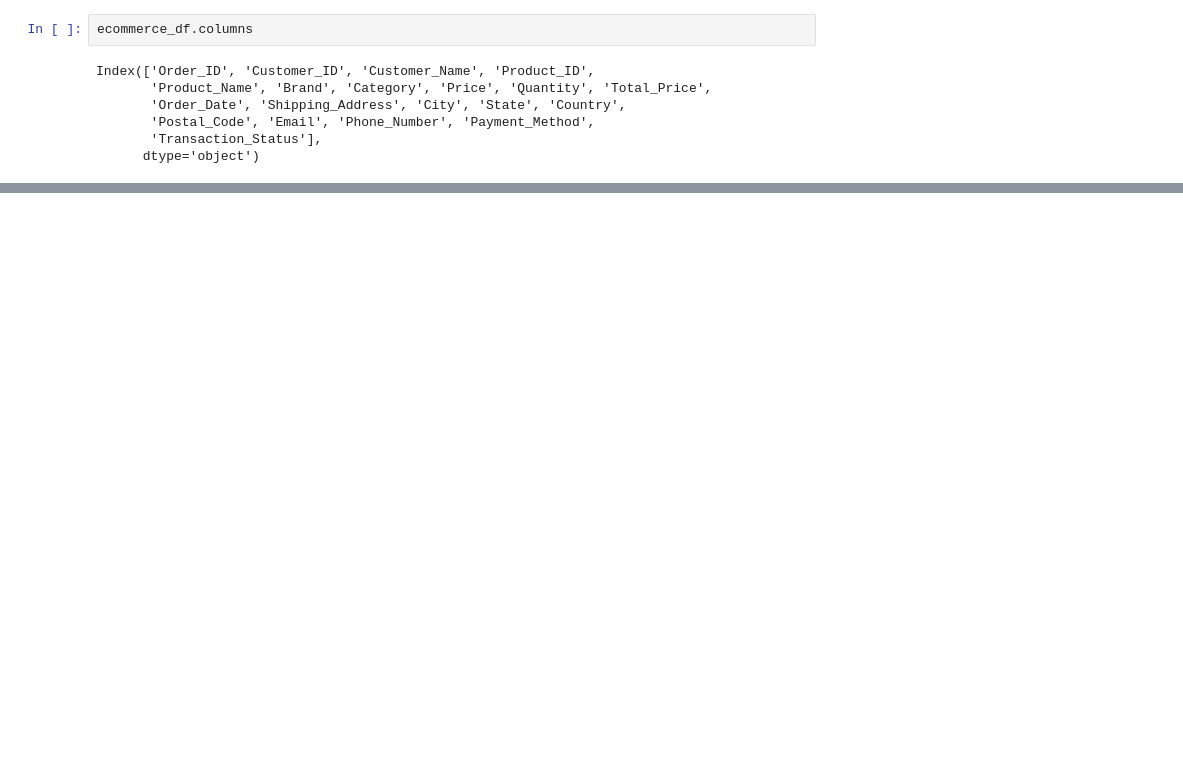
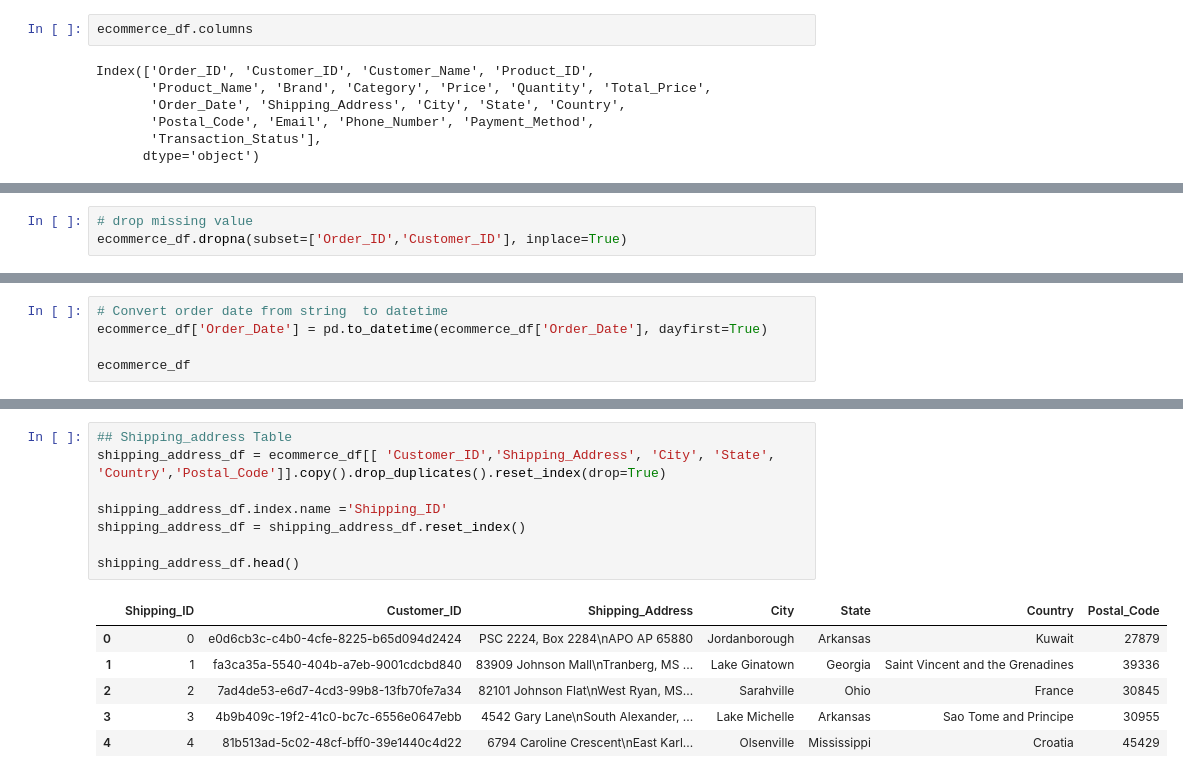
Before and after one commit to abbeylink/yanki_ecommerce_case_study, a Jupyter notebook: yanki_etl.ipynb, the cells around one changed output, grey strips where cells are left out. Cells and saved outputs as stored; diff of their text form; blank space fills up the shorter version.

```diff
--- a/yanki_etl.ipynb
+++ b/yanki_etl.ipynb
@@ -64,0 +50,3 @@ Index(['Order_ID', 'Customer_ID', 'Customer_Name', 'Product_ID',
+# %%
+# drop missing value
+ecommerce_df.dropna(subset=['Order_ID','Customer_ID'], inplace=True)
@@ -64,0 +55,5 @@ Index(['Order_ID', 'Customer_ID', 'Customer_Name', 'Product_ID',
+# %%
+# Convert order date from string  to datetime
+ecommerce_df['Order_Date'] = pd.to_datetime(ecommerce_df['Order_Date'], dayfirst=True)
+
+ecommerce_df
@@ -64,0 +110,15 @@ Index(['Order_ID', 'Customer_ID', 'Customer_Name', 'Product_ID',
+# %%
+## Shipping_address Table
+shipping_address_df = ecommerce_df[[ 'Customer_ID','Shipping_Address', 'City', 'State', 'Country','Postal_Code']].copy().drop_duplicates().reset_index(drop=True)
+
+shipping_address_df.index.name ='Shipping_ID'
+shipping_address_df = shipping_address_df.reset_index()
+
+shipping_address_df.head()
+# %% [output]
+|  | Shipping_ID | Customer_ID | Shipping_Address | City | State | Country | Postal_Code |
+| 0 | 0 | e0d6cb3c-c4b0-4cfe-8225-b65d094d2424 | PSC 2224, Box 2284\nAPO AP 65880 | Jordanborough | Arkansas | Kuwait | 27879 |
+| 1 | 1 | fa3ca35a-5540-404b-a7eb-9001cdcbd840 | 83909 Johnson Mall\nTranberg, MS ... | Lake Ginatown | Georgia | Saint Vincent and the Grenadines | 39336 |
+| 2 | 2 | 7ad4de53-e6d7-4cd3-99b8-13fb70fe7a34 | 82101 Johnson Flat\nWest Ryan, MS... | Sarahville | Ohio | France | 30845 |
+| 3 | 3 | 4b9b409c-19f2-41c0-bc7c-6556e0647ebb | 4542 Gary Lane\nSouth Alexander, ... | Lake Michelle | Arkansas | Sao Tome and Principe | 30955 |
+| 4 | 4 | 81b513ad-5c02-48cf-bff0-39e1440c4d22 | 6794 Caroline Crescent\nEast Karl... | Olsenville | Mississippi | Croatia | 45429 |
```
Also changed, not shown: parts of 14 cells of this notebook, 7 other files.
